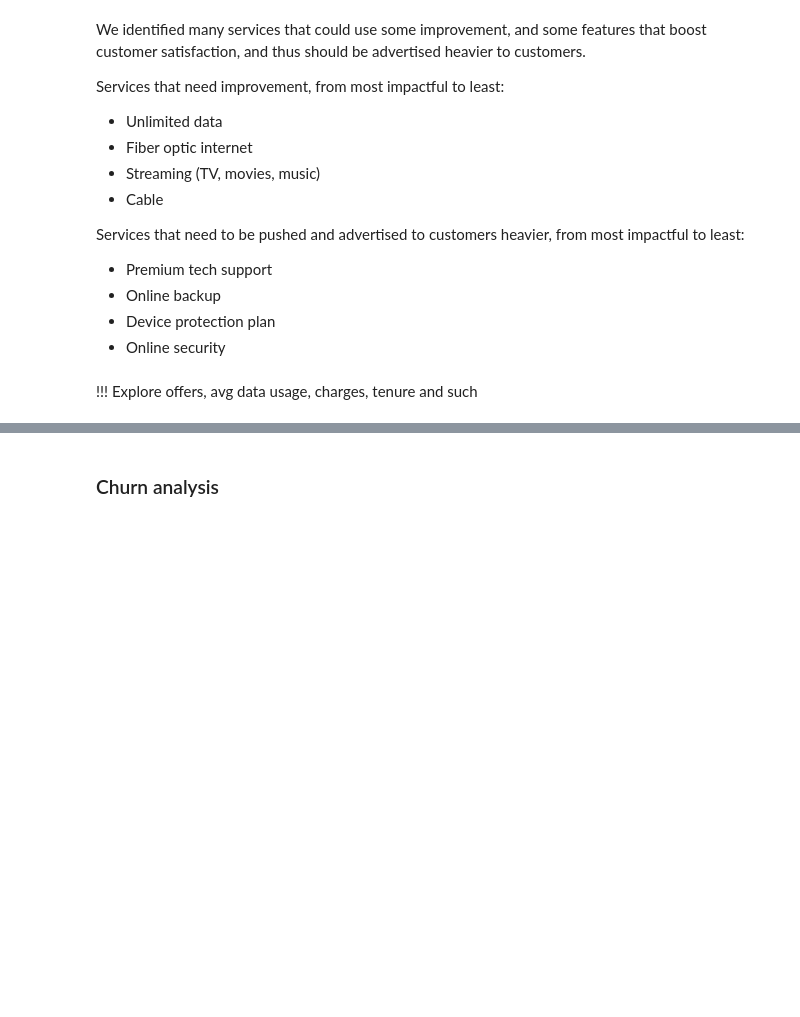
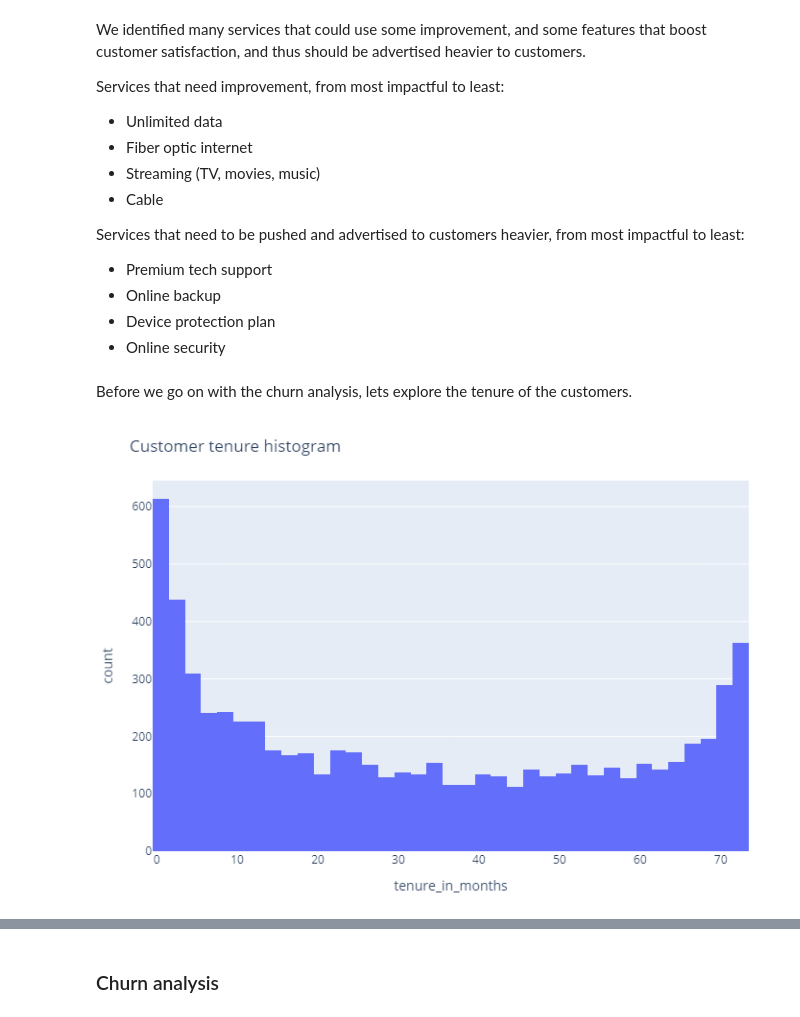
Before and after one commit to stsibikov/Telco_customer_churn, a Jupyter notebook: EDA/EDA.ipynb, the cells around one changed output, grey strips where cells are left out. Drawn from its saved outputs; the diff is of its cells as text; code cells hidden in the pictures; blank space fills up the shorter version.

```diff
--- a/EDA/EDA.ipynb
+++ b/EDA/EDA.ipynb
@@ -245,5 +247,10 @@ Services that need to be pushed and advertised to customers heavier, from most i
 * Online backup
 * Device protection plan
 * Online security
-# %% [markdown]
-!!! Explore offers, avg data usage, charges, tenure and such
+# %% [markdown]
+Before we go on with the churn analysis, lets explore the tenure of the customers.
+# %%
+fig = px.histogram(df, x="tenure_in_months", title='Customer tenure histogram')
+fig.update_layout(margin={'t':60,'b':20,'l':20,'r':20,'pad':0})
+# %% [output]
+[figure, added]
```
Also changed, not shown: parts of 22 cells of this notebook, 1 other file.
